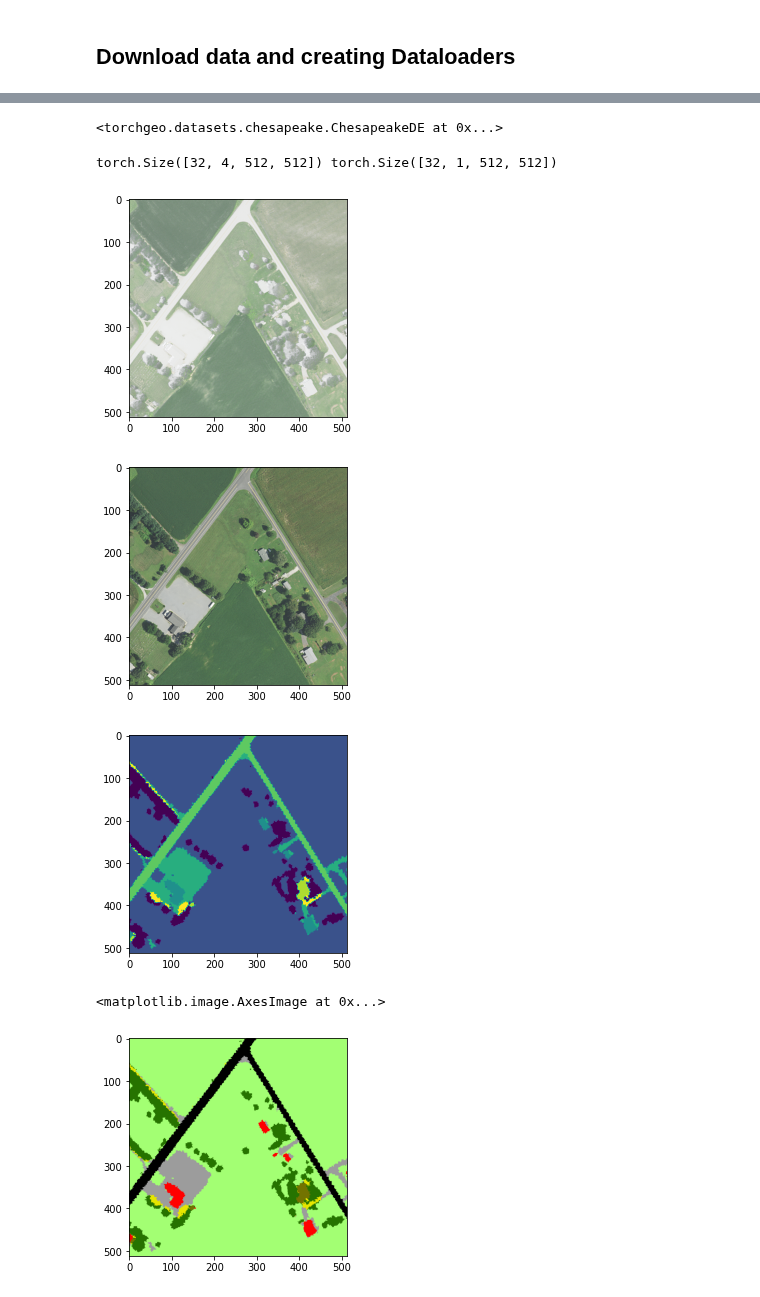
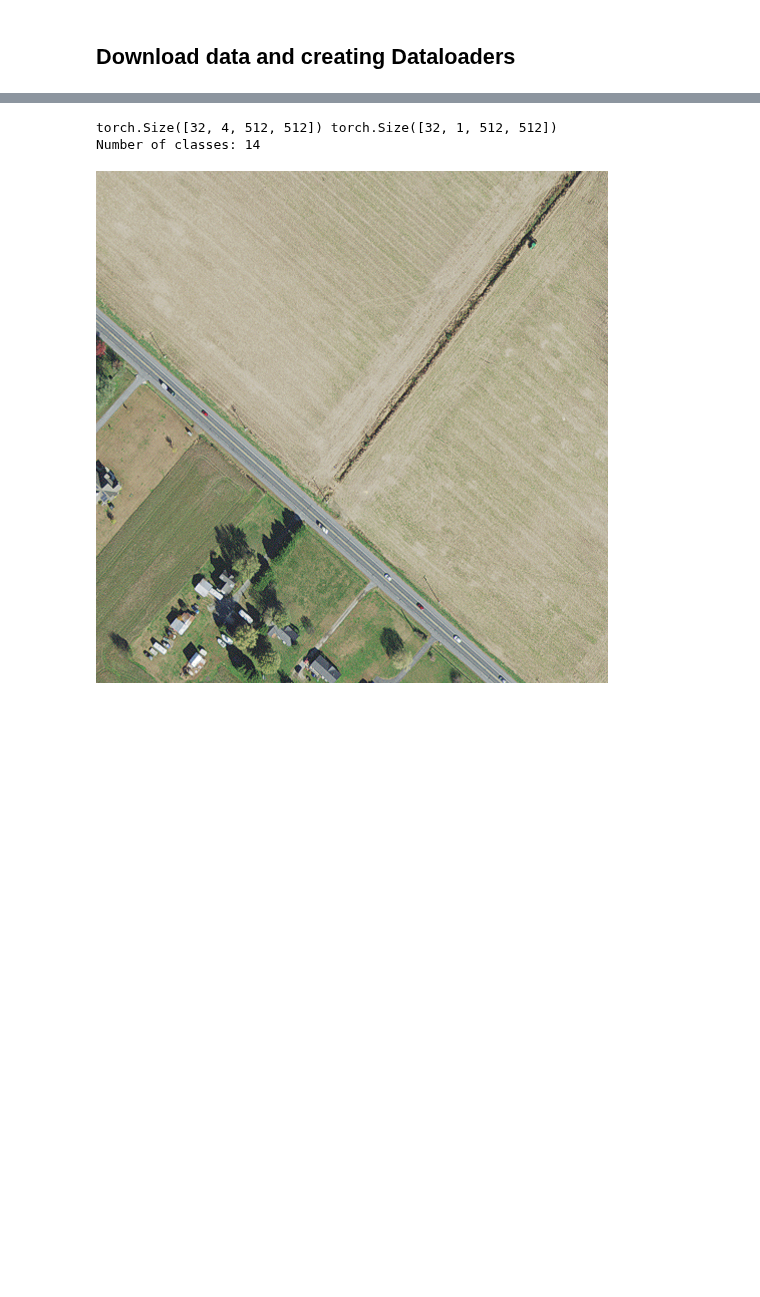
Before and after one commit to Molten-Ice/Deep-Learning, a Jupyter notebook: UNET.ipynb, the cells around one changed output, grey strips where cells are left out. Cells and saved outputs as stored; diff of their text form; code cells hidden in the pictures; blank space fills up the shorter version.

```diff
--- a/UNET.ipynb
+++ b/UNET.ipynb
@@ -23,6 +23,9 @@ ERROR: pip's dependency resolver does not currently take into account all the pa
 ipython 7.9.0 requires jedi>=0.10, which is not installed.
 Successfully installed affine-2.4.0 aiohttp-3.8.4 aiosignal-1.3.1 antlr4-python3-runtime-4.9.3 async-timeout-4.0.2 click-plugins-1.1.1 cligj-0.7.2 docstring-parser-0.15 efficientnet-pytorch-0.7.1 eino ...
 # %%
+###############################################################################
+# Imports
+###############################################################################
 import torch
 import torch.nn as nn
 import numpy as np
@@ -44,4 +47,12 @@ from torchgeo.samplers import RandomGeoSampler
 
 device = "cuda" if torch.cuda.is_available() else "cpu"
 print(f"on device: {device}")
+
+###############################################################################
+# Hyperparameters
+###############################################################################
+
+batch_size = 32
+size = 512 # size of patches
+length = 1024
 # %% [output]
@@ -149,38 +162,33 @@ chesapeake = ChesapeakeDE(chesapeake_root, crs=naip.crs, res=naip.res, download=
 # %%
-batch_size = 32
 dataset = naip & chesapeake
-sampler = RandomGeoSampler(dataset, size=512, length = 1024)
+sampler = RandomGeoSampler(dataset, size=size, length = length)
 dataloader = DataLoader(dataset, sampler=sampler, collate_fn=stack_samples, batch_size = batch_size)
-# %%
-chesapeake
-# %% [output]
-<torchgeo.datasets.chesapeake.ChesapeakeDE at 0x...>
 # %%
 ###############################################################################
 # Exploratory data analysis
 ###############################################################################
 # Displaying data we're working with
 # I think the 4th dimension is cloud cover
 sample = next(iter(dataloader))
 image, target = sample["image"], sample["mask"]
 print(image.shape, target.shape)
-img = PIL.Image.fromarray(np.uint8(image[0].permute(1, 2, 0).numpy()))
-plt.imshow(img)
-plt.show()
-img = PIL.Image.fromarray(np.uint8(image[0, :3].permute(1, 2, 0).numpy()))
-plt.imshow(img)
-plt.show()
-img = PIL.Image.fromarray(np.uint8(target[0][0].numpy()))
-plt.imshow(img)
-plt.show()
-
 cmap_dict = {0: (0, 0, 0, 0), 1: (0, 197, 255, 255), 2: (0, 168, 132, 255), 3: (38, 115, 0, 255), 4: (76, 230, 0, 255), 5: (163, 255, 115, 255), 6: (255, 170, 0, 255), 7: (255, 0, 0, 255), 8: (156, 156, 156, 255), 9: (0, 0, 0, 255), 10: (115, 115, 0, 255), 11: (230, 230, 0, 255), 12: (255, 255, 115, 255), 13: (197, 0, 255, 255)}
 converted = np.array([[cmap_dict[x] for x in row] for row in target[0][0].numpy()])
-plt.imshow(converted)
+num_classes = len(cmap_dict.keys())
+print(f"Number of classes: {num_classes}")
+
+# img = PIL.Image.fromarray(np.uint8(image[0].permute(1, 2, 0).numpy()))
+# plt.imshow(img)
+# plt.show()
+# img = PIL.Image.fromarray(np.uint8(image[0, :3].permute(1, 2, 0).numpy()))
+# plt.imshow(img)
+# plt.show()
+# img = PIL.Image.fromarray(np.uint8(target[0][0].numpy()))
+# plt.imshow(img)
+# plt.show()
+
+PIL.Image.fromarray(np.uint8(image[0].permute(1, 2, 0).numpy())).convert("RGB")
 # %% [output]
 torch.Size([32, 4, 512, 512]) torch.Size([32, 1, 512, 512])
+Number of classes: 14
-[figure, old version]
+[figure, new version]
-[figure, removed]
-[figure, removed]
-<matplotlib.image.AxesImage at 0x...>
-[figure, removed]
```
Also changed, not shown: parts of 15 cells of this notebook.
